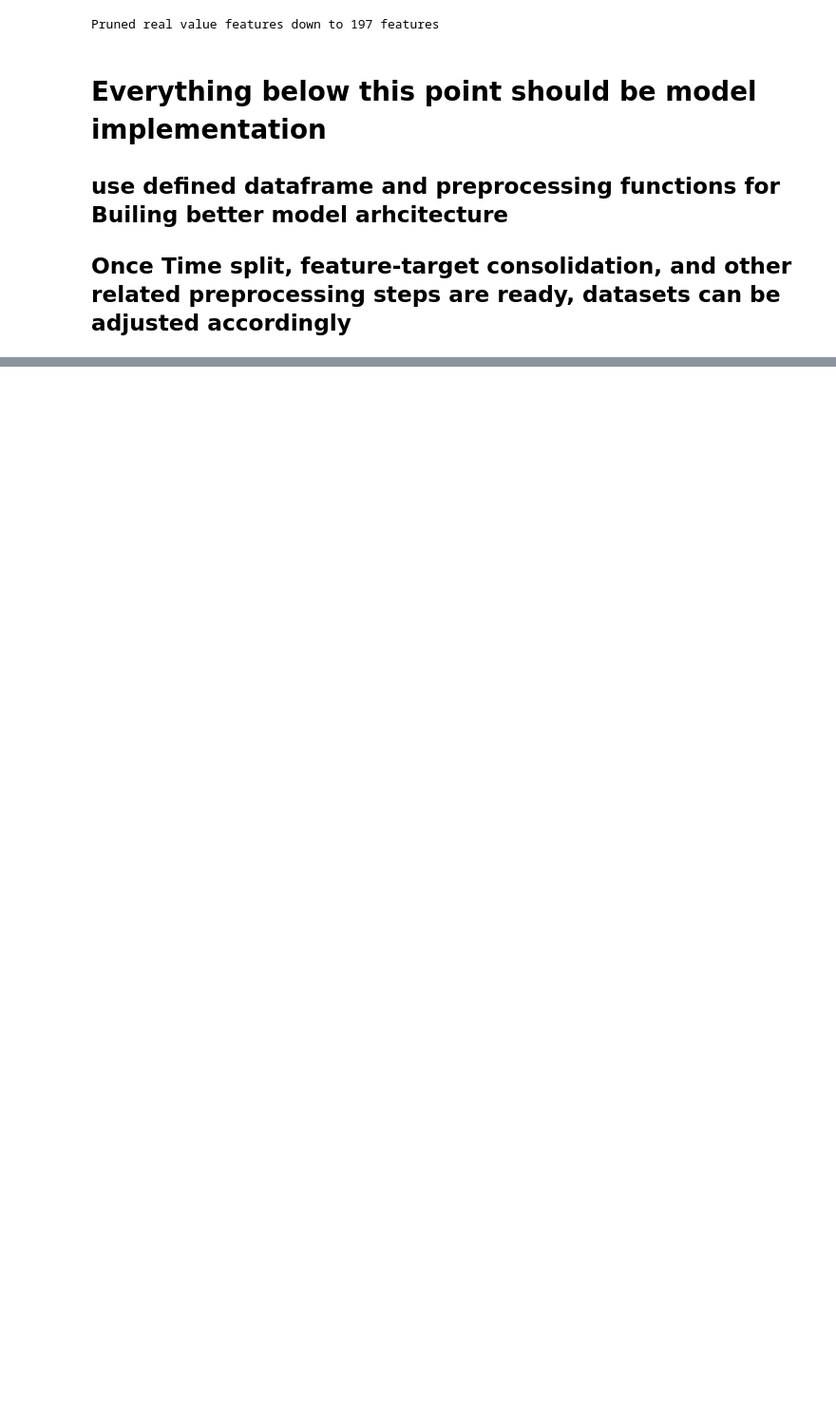
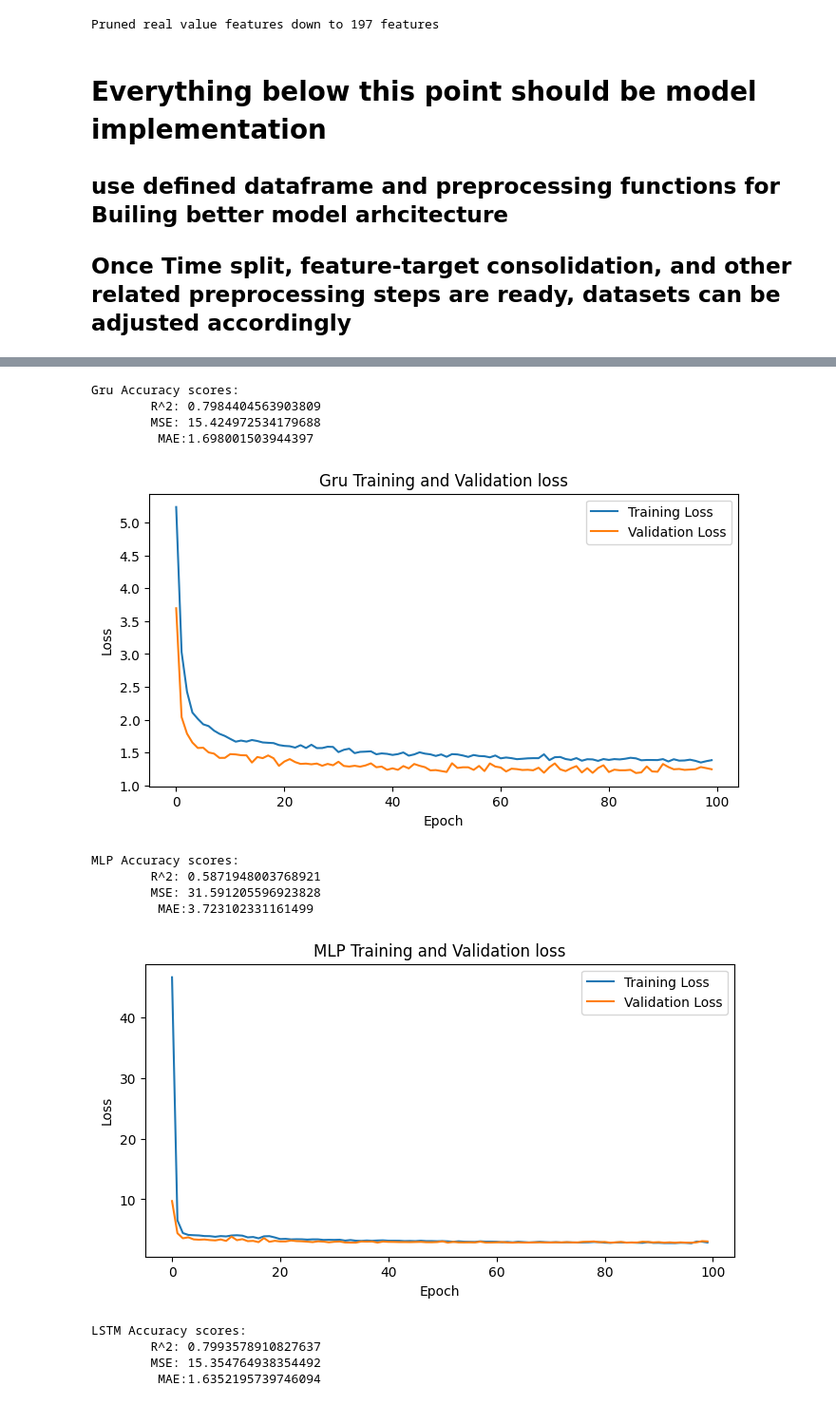
Before and after one commit to hroaten/COSC-325-ML-Project, a Jupyter notebook: Fantasy_Points.ipynb, the cells around one changed output, grey strips where cells are left out. Shown: that part at 95% size. Cells and saved outputs as stored; diff of their text form; code cells hidden in the pictures; blank space fills up the shorter version.

Commit message:
Graphed model results for 100 epochs

```diff
--- a/Fantasy_Points.ipynb
+++ b/Fantasy_Points.ipynb
@@ -523,6 +531,8 @@ input_size = train_set.X.shape[2] # num_features for input
 gru_model = GRURegressor(input_size=input_size)
 
 if run_long :
-    minion, gru_tl, gru_vl = train_torch_model(gru_model, train_loader, val_loader, num_epochs=1,device=device)
+    minion, gru_tl, gru_vl = train_torch_model(gru_model, train_loader, val_loader,device=device)
 
-    mse , r2, preds, acts = evaluate_torch_model(minion, test_loader)
+# Epoch: 25's train loss= 1.6200094519665948 and val loss= 1.3228527179339549
+# Epoch: 50's train loss= 1.4365882255688862 and val loss= 1.2060217817763348
+# Epoch: 75's train loss= 1.3771346861703528 and val loss= 1.1985837906286434
@@ -531,8 +539,11 @@ if run_long :
+# %%
+
+gru_mse, gru_mae, gru_r2, preds, acts = evaluate_torch_model(minion, test_loader,device=device)
 # %%
 mlp_model = MLP_Network(input_size, [128, 64], num_classes=1)
 
 if run_long :
-    trained_mlp, mlp_tl, mlp_vl = train_torch_model(mlp_model, train_loader, val_loader, num_epochs=1, device=device)
+    trained_mlp, mlp_tl, mlp_vl = train_torch_model(mlp_model, train_loader, val_loader, device=device)
 
-    mse, r2, preds, acts = evaluate_torch_model(trained_mlp, test_loader)
+    mlp_mse, mlp_mae, mlp_r2, preds, acts = evaluate_torch_model(trained_mlp, test_loader,device=device)
 # %% [output]
@@ -541,7 +554,7 @@ if run_long :
 lstm_model = RNNRegressor(input_size)
 
 if run_long :
-    trained_lstm, lstm_tl, lstm_vl = train_torch_model(lstm_model, train_loader, val_loader, num_epochs=1,device=device)
+    trained_lstm, lstm_tl, lstm_vl = train_torch_model(lstm_model, train_loader, val_loader,device=device)
 
-    mse, r2, preds, acts = evaluate_torch_model(trained_lstm, test_loader)
+    lstm_mse, lstm_mae, lstm_r2, preds, acts = evaluate_torch_model(trained_lstm, test_loader,device=device)
 # %% [output]
@@ -548,0 +564,45 @@ if run_long :
+# %%
+print(f'Gru Accuracy scores:\n\tR^2: {gru_r2}\n\tMSE: {gru_mse}\n\t MAE:{gru_mae}')
+plt.figure(figsize=(8, 4))
+plt.plot(range(100), gru_tl, label='Training Loss',)
+plt.plot(range(100), gru_vl, label='Validation Loss')
+plt.xlabel('Epoch')
+plt.ylabel('Loss')
+plt.legend()
+plt.title('Gru Training and Validation loss')
+plt.show()
+
+print(f'MLP Accuracy scores:\n\tR^2: {mlp_r2}\n\tMSE: {mlp_mse}\n\t MAE:{mlp_mae}')
+plt.figure(figsize=(8, 4))
+plt.plot(range(100), mlp_tl, label='Training Loss',)
+plt.plot(range(100), mlp_vl, label='Validation Loss')
+plt.xlabel('Epoch')
+plt.ylabel('Loss')
+plt.legend()
+plt.title('MLP Training and Validation loss')
+plt.show()
+
+print(f'LSTM Accuracy scores:\n\tR^2: {lstm_r2}\n\tMSE: {lstm_mse}\n\t MAE:{lstm_mae}')
+plt.figure(figsize=(8, 4))
+plt.plot(range(100), lstm_tl, label='Training Loss',)
+plt.plot(range(100), lstm_vl, label='Validation Loss')
+plt.xlabel('Epoch')
+plt.ylabel('Loss')
+plt.legend()
+plt.title('LSTM RNN Training and Validation loss')
+plt.show()
+# %% [output]
+Gru Accuracy scores:
+        R^2: 0.7984404563903809
+        MSE: 15.424972534179688
+         MAE:1.698001503944397
+[figure, added]
+MLP Accuracy scores:
+        R^2: 0.5871948003768921
+        MSE: 31.591205596923828
+         MAE:3.723102331161499
+[figure, added]
+LSTM Accuracy scores:
+        R^2: 0.7993578910827637
+        MSE: 15.354764938354492
+         MAE:1.6352195739746094
```
Also changed, not shown: parts of 9 cells of this notebook.
